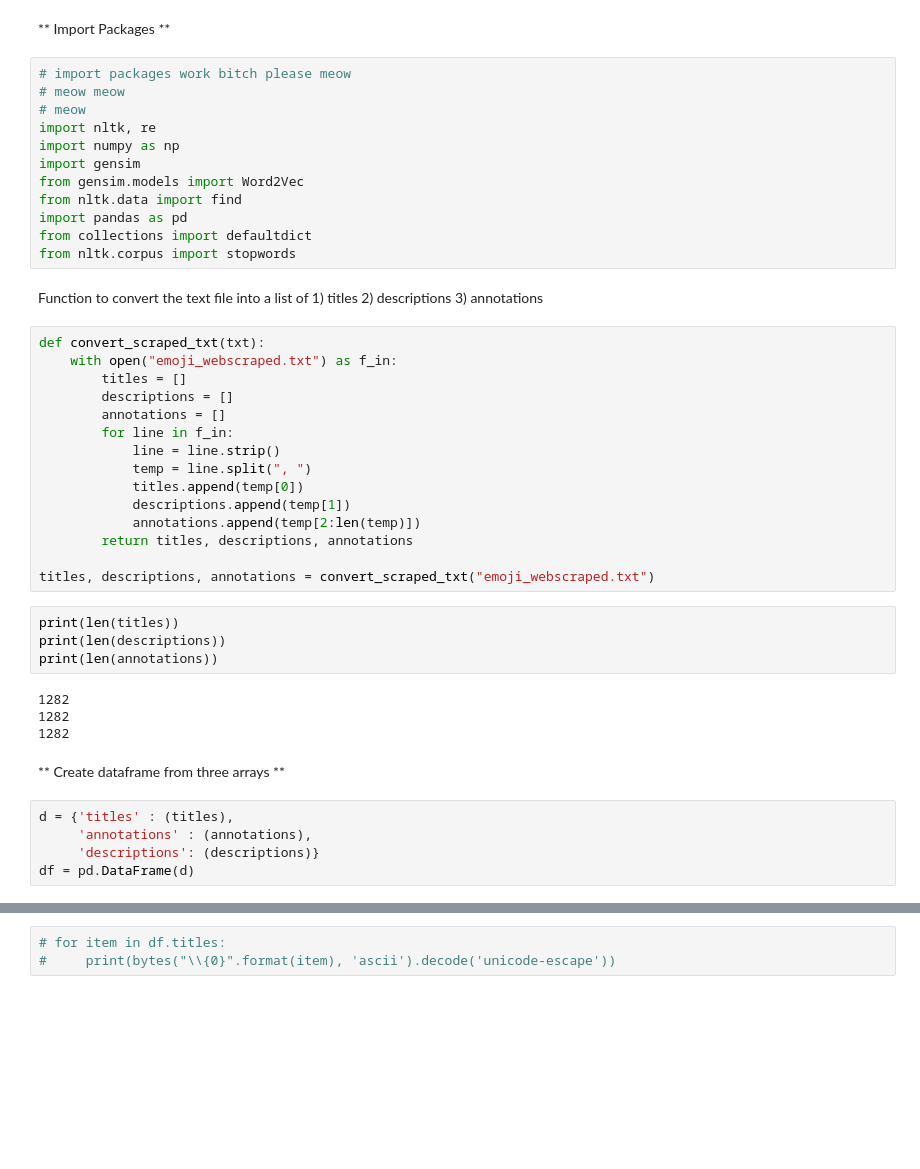
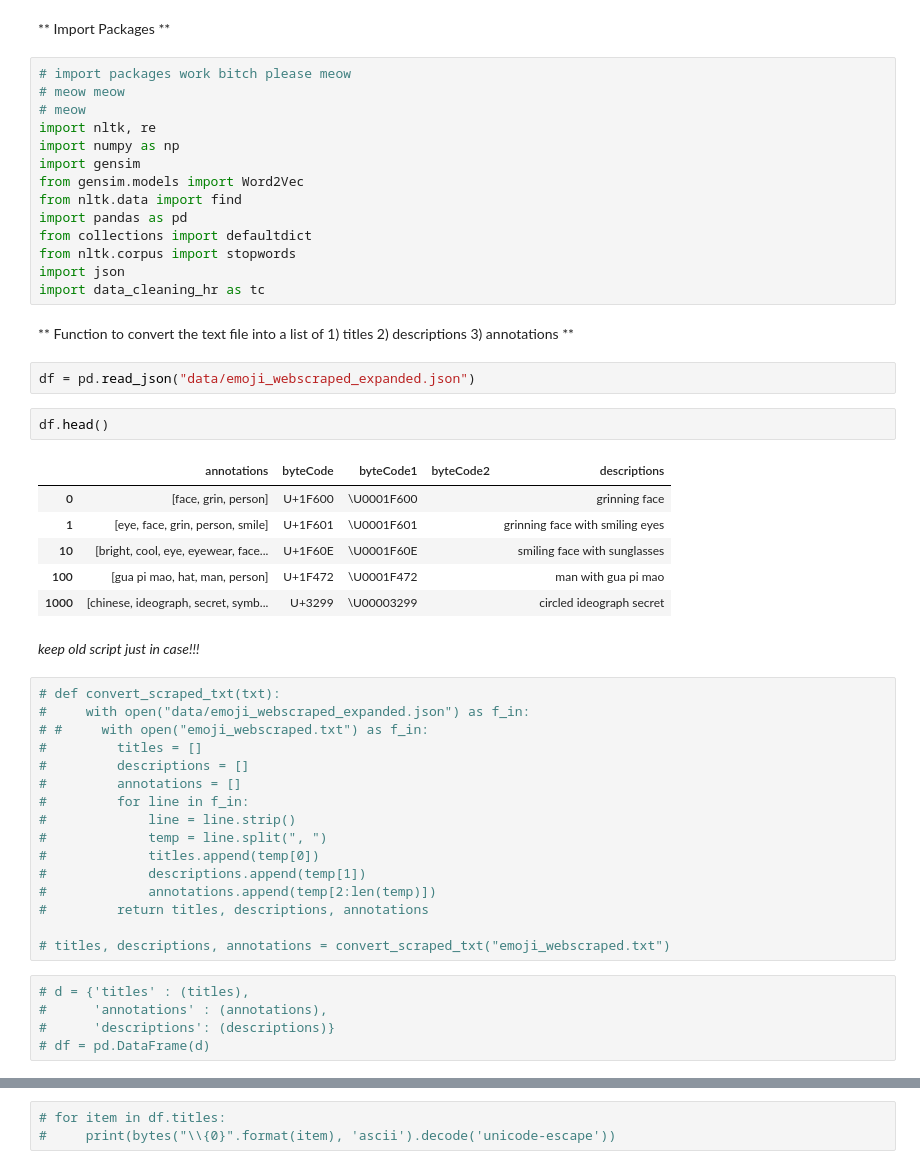
Before and after one commit to dandanbang/Emojineering, a Jupyter notebook: Clustering with Annotations.ipynb, the cells around one changed output, grey strips where cells are left out. Cells and saved outputs as stored; diff of their text form; blank space fills up the shorter version.

```diff
--- a/Clustering with Annotations.ipynb
+++ b/Clustering with Annotations.ipynb
@@ -17,36 +17,42 @@ from nltk.data import find
 import pandas as pd
 from collections import defaultdict
 from nltk.corpus import stopwords
+import json
+import data_cleaning_hr as tc
 # %% [markdown]
-Function to convert the text file into a list of 1) titles 2) descriptions 3) annotations
+** Function to convert the text file into a list of 1) titles 2) descriptions 3) annotations **
+# %%
+df = pd.read_json("data/emoji_webscraped_expanded.json")
+# %%
+df.head()
+# %% [output]
+|  | annotations | byteCode | byteCode1 | byteCode2 | descriptions |
+| 0 | [face, grin, person] | U+1F600 | \U0001F600 |  | grinning face |
+| 1 | [eye, face, grin, person, smile] | U+1F601 | \U0001F601 |  | grinning face with smiling eyes |
+| 10 | [bright, cool, eye, eyewear, face... | U+1F60E | \U0001F60E |  | smiling face with sunglasses |
+| 100 | [gua pi mao, hat, man, person] | U+1F472 | \U0001F472 |  | man with gua pi mao |
+| 1000 | [chinese, ideograph, secret, symb... | U+3299 | \U00003299 |  | circled ideograph secret |
+# %% [markdown]
+*keep old script just in case!!!*
 # %%
-def convert_scraped_txt(txt):
-    with open("emoji_webscraped.txt") as f_in:
-        titles = []
-        descriptions = []
-        annotations = []
-        for line in f_in:
-            line = line.strip()
-            temp = line.split(", ")
-            titles.append(temp[0])
-            descriptions.append(temp[1])
-            annotations.append(temp[2:len(temp)])
-        return titles, descriptions, annotations
+# def convert_scraped_txt(txt):
+#     with open("data/emoji_webscraped_expanded.json") as f_in:
+# #     with open("emoji_webscraped.txt") as f_in:
+#         titles = []
+#         descriptions = []
+#         annotations = []
+#         for line in f_in:
+#             line = line.strip()
+#             temp = line.split(", ")
+#             titles.append(temp[0])
+#             descriptions.append(temp[1])
+#             annotations.append(temp[2:len(temp)])
+#         return titles, descriptions, annotations
 
-titles, descriptions, annotations = convert_scraped_txt("emoji_webscraped.txt")
+# titles, descriptions, annotations = convert_scraped_txt("emoji_webscraped.txt")
-# %%
-print(len(titles))
-print(len(descriptions))
-print(len(annotations))
-# %% [output]
-1282
-1282
-1282
-# %% [markdown]
-** Create dataframe from three arrays **
 # %%
-d = {'titles' : (titles),
-     'annotations' : (annotations),
-     'descriptions': (descriptions)}
-df = pd.DataFrame(d)
+# d = {'titles' : (titles),
+#      'annotations' : (annotations),
+#      'descriptions': (descriptions)}
+# df = pd.DataFrame(d)
 # %%
```
Also changed, not shown: parts of 40 cells of this notebook.
